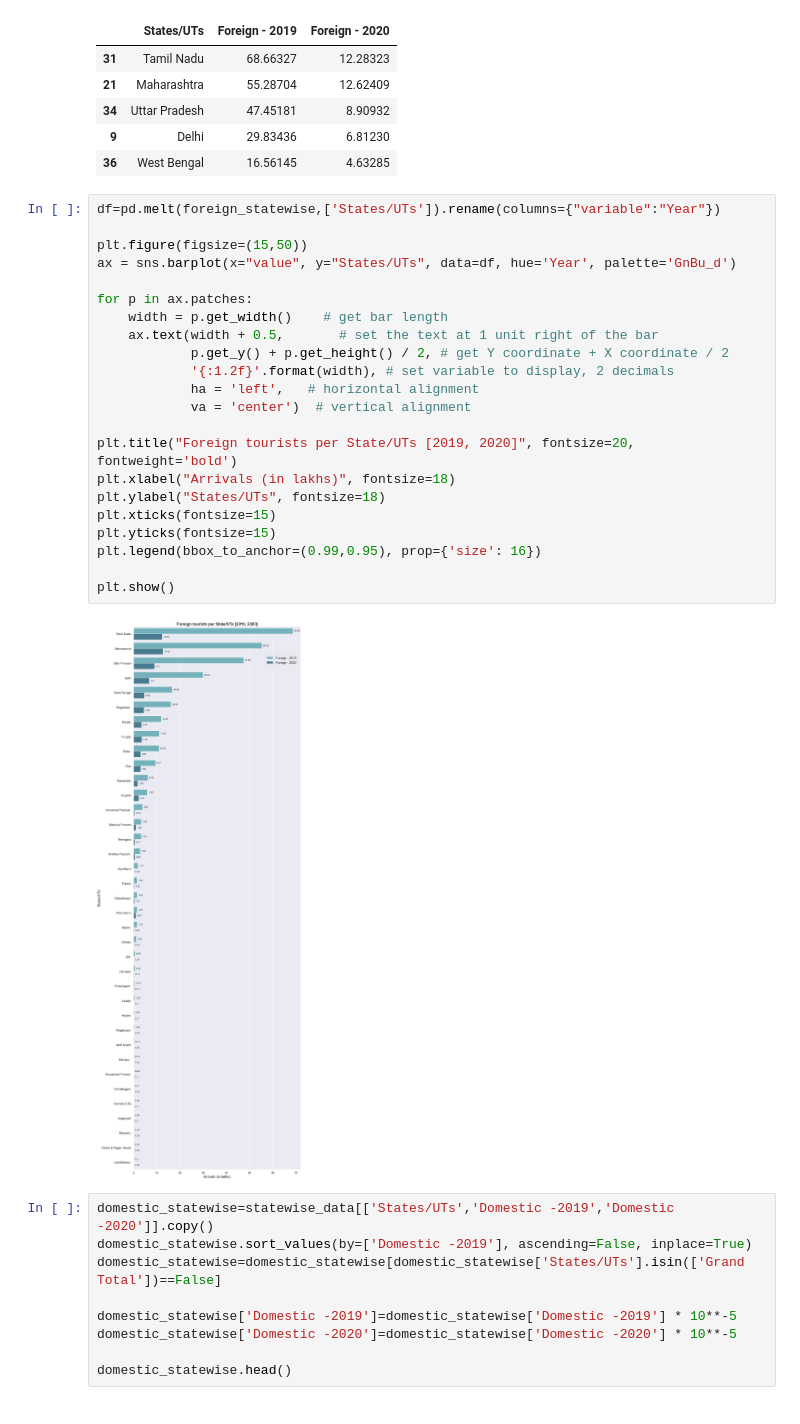
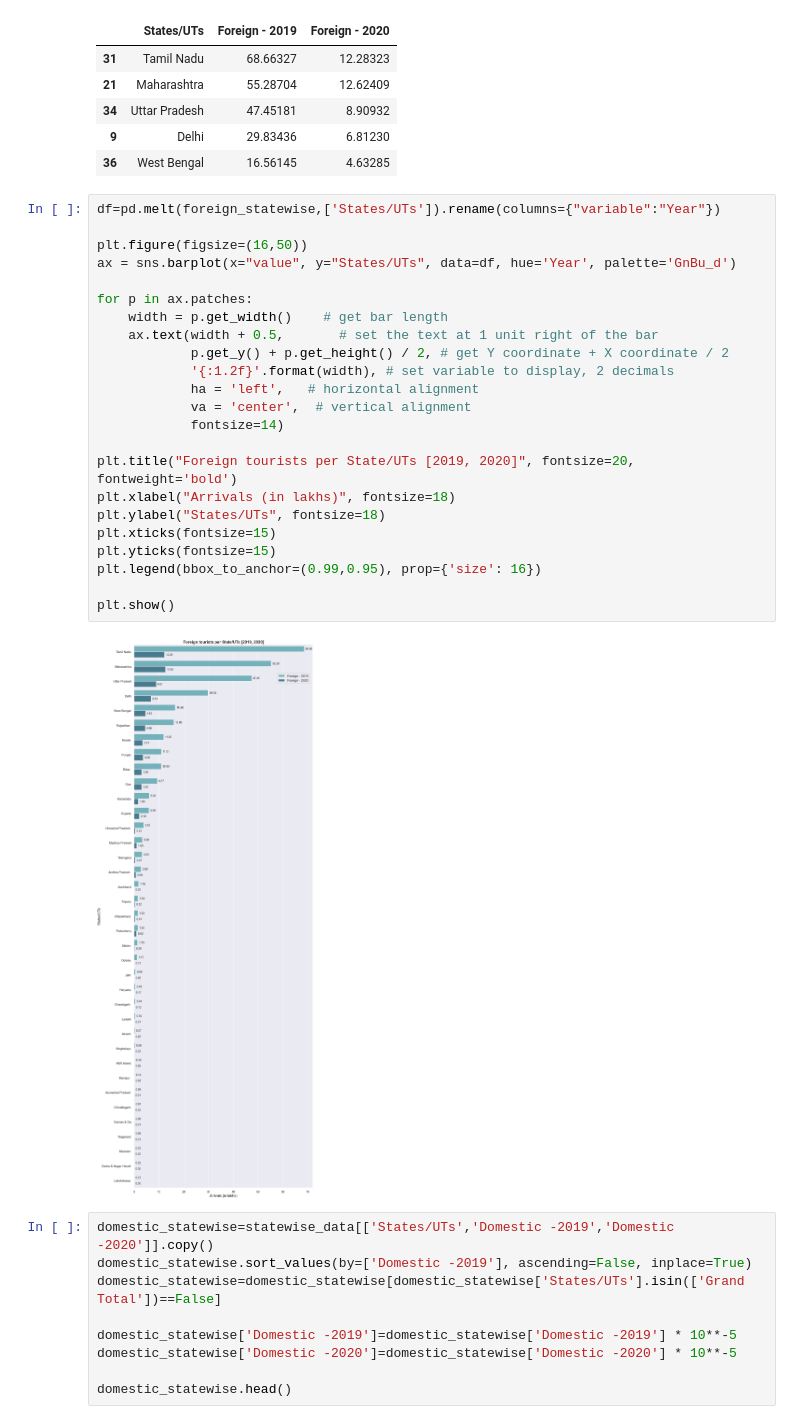
Before and after one commit to Rubix64/Tourism-analysis-of-India, a Jupyter notebook: tourism_analysis_in_India.ipynb, the cells around one changed output. Saved outputs shown, nothing was run; the diff lists cells and outputs as text.

```diff
--- a/tourism_analysis_in_India.ipynb
+++ b/tourism_analysis_in_India.ipynb
@@ -548,27 +548,28 @@ foreign_statewise.head()
 # %%
 df=pd.melt(foreign_statewise,['States/UTs']).rename(columns={"variable":"Year"})
 
-plt.figure(figsize=(15,50))
+plt.figure(figsize=(16,50))
 ax = sns.barplot(x="value", y="States/UTs", data=df, hue='Year', palette='GnBu_d')
 
 for p in ax.patches:
     width = p.get_width()    # get bar length
     ax.text(width + 0.5,       # set the text at 1 unit right of the bar
             p.get_y() + p.get_height() / 2, # get Y coordinate + X coordinate / 2
             '{:1.2f}'.format(width), # set variable to display, 2 decimals
             ha = 'left',   # horizontal alignment
-            va = 'center')  # vertical alignment
+            va = 'center',  # vertical alignment
+            fontsize=14)
 
 plt.title("Foreign tourists per State/UTs [2019, 2020]", fontsize=20, fontweight='bold')
 plt.xlabel("Arrivals (in lakhs)", fontsize=18)
 plt.ylabel("States/UTs", fontsize=18)
 plt.xticks(fontsize=15)
 plt.yticks(fontsize=15)
 plt.legend(bbox_to_anchor=(0.99,0.95), prop={'size': 16})
 
 plt.show()
 # %% [output]
-[figure, old version]
+[figure, new version]
 # %%
 domestic_statewise=statewise_data[['States/UTs','Domestic -2019','Domestic -2020']].copy()
 domestic_statewise.sort_values(by=['Domestic -2019'], ascending=False, inplace=True)
```
Also changed, not shown: parts of 11 cells of this notebook, 1 other file.
